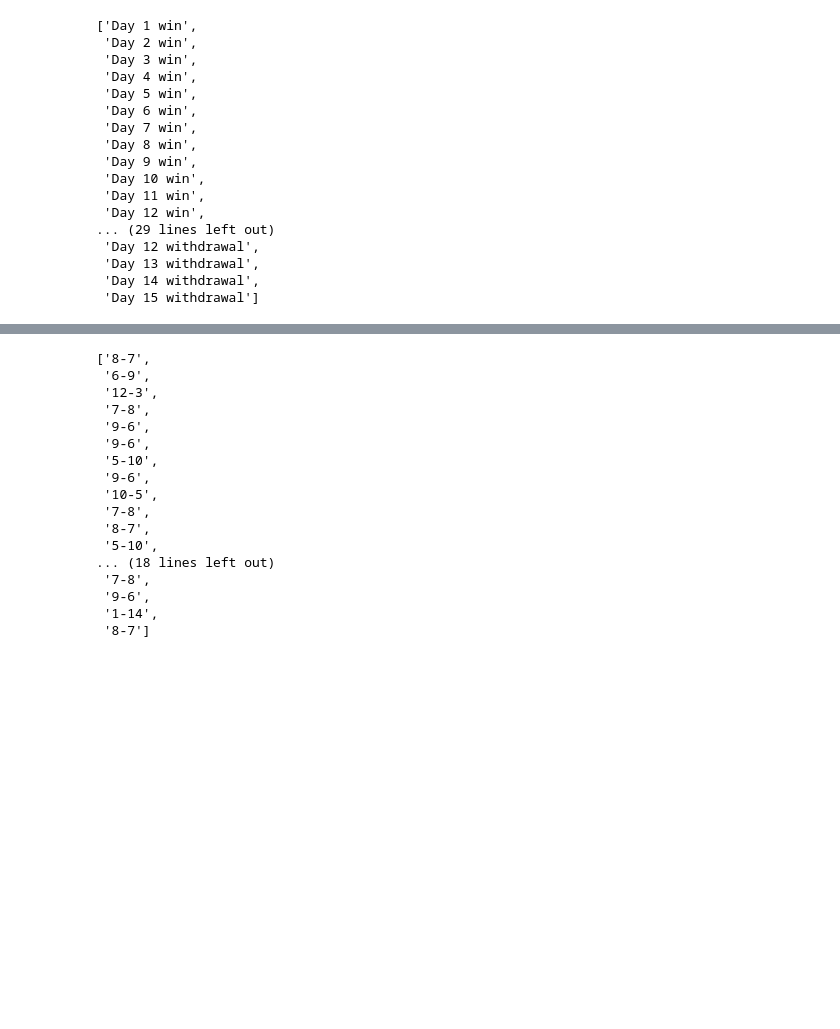
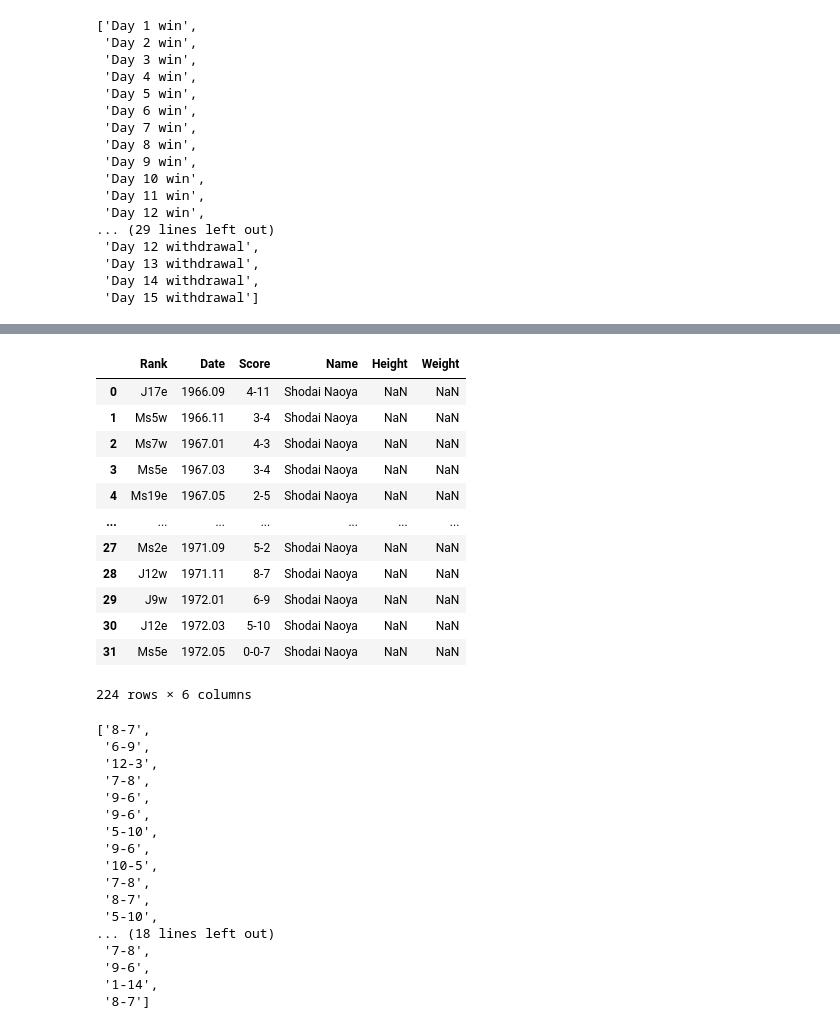
Before and after one commit to tsfraser/sumo-injury, a Jupyter notebook: SumoScraper.ipynb, the cells around one changed output, grey strips where cells are left out. Saved outputs shown, nothing was run; the diff lists cells and outputs as text; code cells hidden in the pictures; blank space fills up the shorter version.

```diff
--- a/SumoScraper.ipynb
+++ b/SumoScraper.ipynb
@@ -546,7 +310,7 @@ result = filter_for_rank(rank, 'Juryo')
 
     # IGNORE THIS RIKISHI
 # %%
-Jidx = filter_rank(rank,'Juryo')
+Jidx = filter_for_rank(rank,'Juryo')
 # use Jidx to filter for Juryo only matches.
 
 date_f,rank_f,record_f,final_score_f = date[Jidx:],rank[Jidx:],record[Jidx:],final_score[Jidx:]
@@ -602,7 +348,7 @@ Translate record just takes the simple inputs I described above, and converts it
 
 To scale it up to the rikishi we are interested in, we can exploit SumoDB's ability to sort by 'Intai' or premiere year. This amounts to a nice little start date for all our Rikishi.
 # %%
-record_arr =np.zeros((len(rr),3,15))
+record_arr =np.zeros((len(rank_f),3,15))
 for i in range(len(record_f)):
     basho_record = record_f[i]
     record_arr[i,0,:],record_arr[i,1,:],record_arr[i,2,:]= translate_record(basho_record,concat = False)
@@ -723,6 +465,9 @@ URL_LIST = URL_list_sort.tolist()
 # %%
 def Scrape_and_Save(URL,keyword,concat,indx):
     # Given a URL, rank to filter, and concat status, scrape a link!
+    import requests
+
+
     htmly = urllib.request.urlopen(URL).read()
     soupy = BeautifulSoup(htmly,'html.parser')
     pre_s = soupy.find('pre')
@@ -756,7 +501,10 @@ def Scrape_and_Save(URL,keyword,concat,indx):
 
 
     Name =soupy.find_all('h2')[0].text
-    Weight,Height = get_height(lines)
+    if lines.count('Weight') != 0:
+        Weight,Height = get_height(lines)
+    else:
+        Weight,Height = np.nan,np.nan
     First_Name= Name.split()[0]
     for i in range(len(lines)):
         res = lines[i].find(Name.split()[0])
@@ -765,9 +513,9 @@ def Scrape_and_Save(URL,keyword,concat,indx):
             break
     #record_idx = lines.index(Name)
     #print(record_idx)
-    print('STRUCTURE: ',lines)
+    #print('STRUCTURE: ',lines)
     matches = lines[record_idx+1:]
-    print('MATCHES: ',matches)
+    #print('MATCHES: ',matches)
 
     date,rank,record,final_score = extract_record(matches[1:])
     Jidx = filter_for_rank(rank,keyword)
@@ -780,7 +528,7 @@ def Scrape_and_Save(URL,keyword,concat,indx):
 # use Jidx to filter for Juryo only matches.
 
         date_f,rank_f,record_f,final_score_f = date[Jidx:],rank[Jidx:],record[Jidx:],final_score[Jidx:]
-        print(Jidx)
+        #print(Jidx)
         if concat== True:
 
             record_arr =np.zeros((len(rank_f),45))
@@ -934,3 +654,24 @@ labels
  'Day 13 withdrawal',
  'Day 14 withdrawal',
  'Day 15 withdrawal']
+# %%
+
+dataframe_list = []
+record_frame_list = []
+import time
+for i in range(1250):
+    time.sleep(np.random.randint(5,10))
+    #print('i =',i)
+    if Scrape_and_Save(URL_LIST[i],'Juryo', True,i) == None:
+        print('Not added, did not exceed rank')
+    else:
+    #Date,Rank,Score,Records,Ht,Wt,Nm =Scrape_and_Save('http://sumodb.sumogames.de/Rikishi.aspx?r=20&t=1','Juryo', True,5000)
+        Date,Rank,Score,Records,Ht,Wt,Nm = Scrape_and_Save(URL_LIST[i],'Juryo', True,i)
+    # Append values row by row:
+        print(Date,Rank)
+        record_frame = pd.DataFrame(Records, columns = labels)
+        dataframe = pd.DataFrame({'Rank': np.asarray(Rank), 'Date':np.asarray(Date), 'Score': np.asarray(Score), 'Name': Nm,'Height':Ht,'Weight':Wt})
+        dataframe_list.append(dataframe)
+        record_frame_list.append(record_frame)
+    if i%100 ==0:
+        print(URL_LIST[i],i)
@@ -937,3 +717,20 @@ labels
+# %%
+new_df = pd.concat(dataframe_list)
+record_df = pd.concat(record_frame_list)
+# %% [output]
+|  | Rank | Date | Score | Name | Height | Weight |
+| 0 | J17e | 1966.09 | 4-11 | Shodai Naoya | NaN | NaN |
+| 1 | Ms5w | 1966.11 | 3-4 | Shodai Naoya | NaN | NaN |
+| 2 | Ms7w | 1967.01 | 4-3 | Shodai Naoya | NaN | NaN |
+| 3 | Ms5e | 1967.03 | 3-4 | Shodai Naoya | NaN | NaN |
+| 4 | Ms19e | 1967.05 | 2-5 | Shodai Naoya | NaN | NaN |
+| ... | ... | ... | ... | ... | ... | ... |
+| 27 | Ms2e | 1971.09 | 5-2 | Shodai Naoya | NaN | NaN |
+| 28 | J12w | 1971.11 | 8-7 | Shodai Naoya | NaN | NaN |
+| 29 | J9w | 1972.01 | 6-9 | Shodai Naoya | NaN | NaN |
+| 30 | J12e | 1972.03 | 5-10 | Shodai Naoya | NaN | NaN |
+| 31 | Ms5e | 1972.05 | 0-0-7 | Shodai Naoya | NaN | NaN |
+224 rows × 6 columns
 # %%
 Score
 # %% [output]
```
Also changed, not shown: parts of 56 cells of this notebook.
